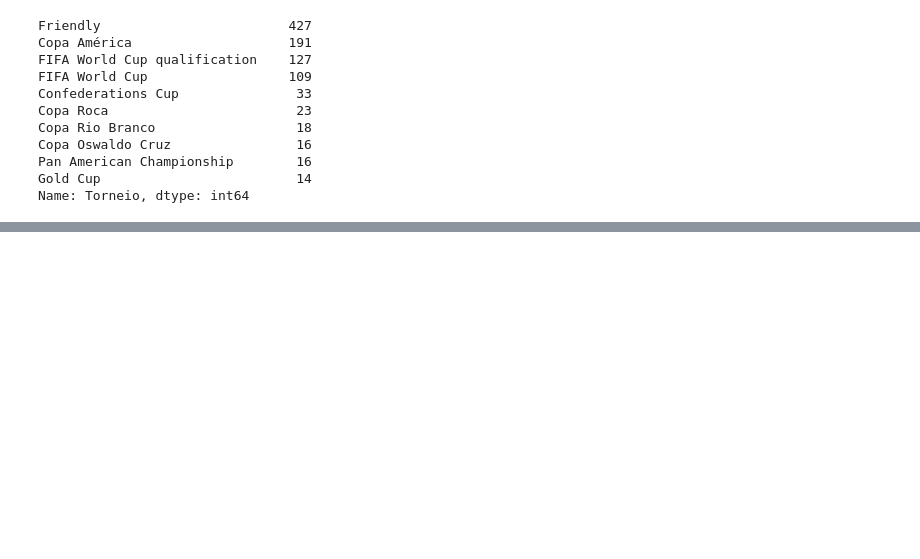
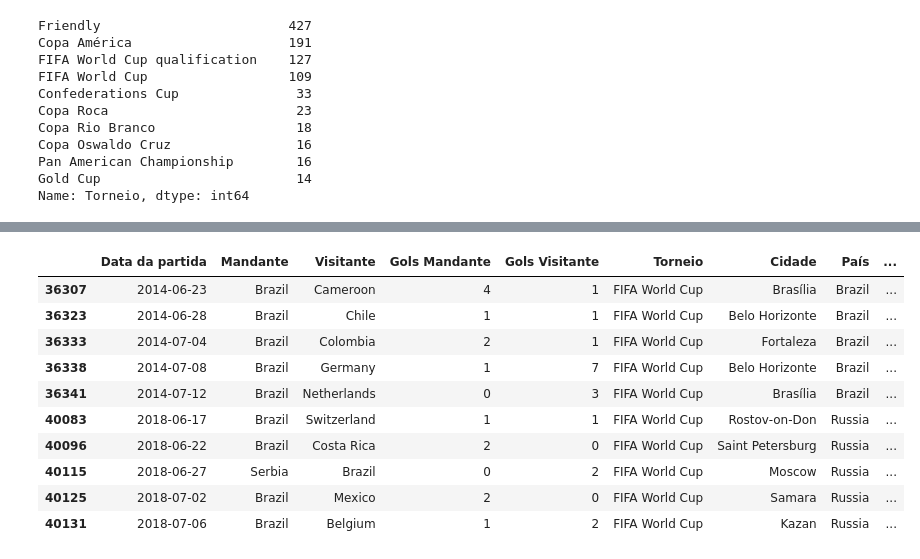
Before and after one commit to gabedewitt/dio-bootcamps, a Jupyter notebook: Python para Cientistas de Dados/Analise_exploratoria_partidas_futebol_internacional.ipynb, the cells around one changed output, grey strips where cells are left out. Saved outputs shown, nothing was run; the diff lists cells and outputs as text; code cells hidden in the pictures; blank space fills up the shorter version.

```diff
--- a/Python para Cientistas de Dados/Analise_exploratoria_partidas_futebol_internacional.ipynb
+++ b/Python para Cientistas de Dados/Analise_exploratoria_partidas_futebol_internacional.ipynb
@@ -425,0 +396,14 @@ gera_df_competicao("King's Cup",df_resultados).head(10)
+# %%
+df_brasil_copa.tail(10)
+# %% [output]
+|  | Data da partida | Mandante | Visitante | Gols Mandante | Gols Visitante | Torneio | Cidade | País | ... |
+| 36307 | 2014-06-23 | Brazil | Cameroon | 4 | 1 | FIFA World Cup | Brasília | Brazil | ... |
+| 36323 | 2014-06-28 | Brazil | Chile | 1 | 1 | FIFA World Cup | Belo Horizonte | Brazil | ... |
+| 36333 | 2014-07-04 | Brazil | Colombia | 2 | 1 | FIFA World Cup | Fortaleza | Brazil | ... |
+| 36338 | 2014-07-08 | Brazil | Germany | 1 | 7 | FIFA World Cup | Belo Horizonte | Brazil | ... |
+| 36341 | 2014-07-12 | Brazil | Netherlands | 0 | 3 | FIFA World Cup | Brasília | Brazil | ... |
+| 40083 | 2018-06-17 | Brazil | Switzerland | 1 | 1 | FIFA World Cup | Rostov-on-Don | Russia | ... |
+| 40096 | 2018-06-22 | Brazil | Costa Rica | 2 | 0 | FIFA World Cup | Saint Petersburg | Russia | ... |
+| 40115 | 2018-06-27 | Serbia | Brazil | 0 | 2 | FIFA World Cup | Moscow | Russia | ... |
+| 40125 | 2018-07-02 | Brazil | Mexico | 2 | 0 | FIFA World Cup | Samara | Russia | ... |
+| 40131 | 2018-07-06 | Brazil | Belgium | 1 | 2 | FIFA World Cup | Kazan | Russia | ... |
```
Also changed, not shown: parts of 8 cells of this notebook.
